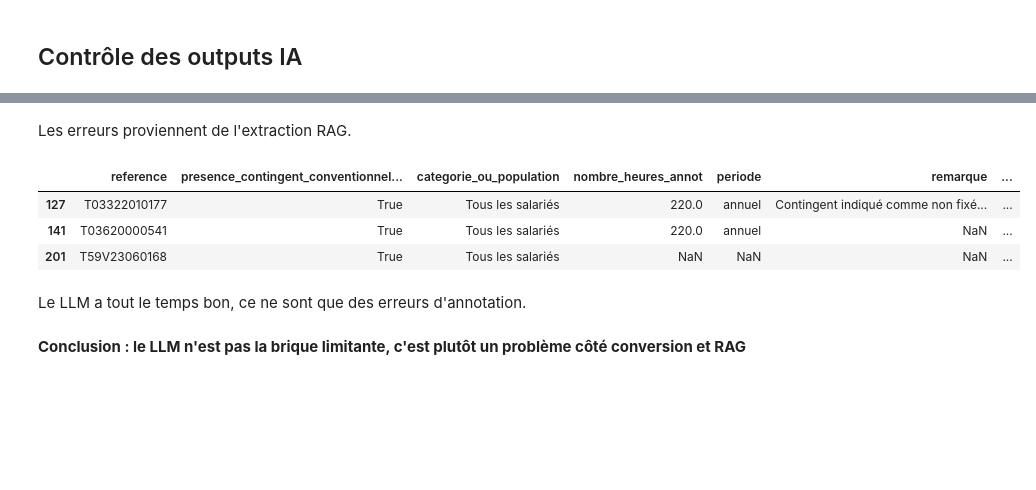
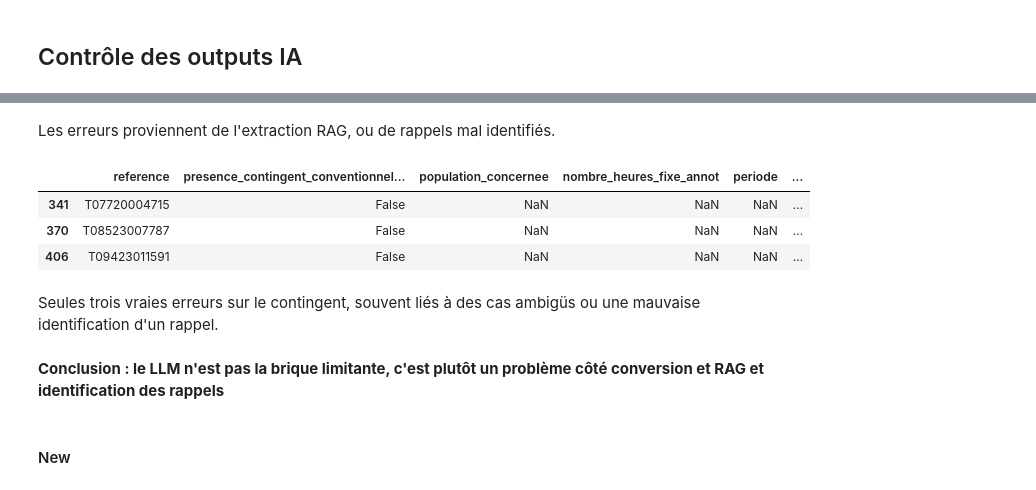
Before and after one commit to mateomorin/accords_heures_supp, a Jupyter notebook: notebooks/annotations.ipynb, the cells around one changed output, grey strips where cells are left out. Saved outputs shown, nothing was run; the diff lists cells and outputs as text; code cells hidden in the pictures; blank space fills up the shorter version.

```diff
--- a/notebooks/annotations.ipynb
+++ b/notebooks/annotations.ipynb
@@ -127,14 +125,12 @@ Sur 200 accords dans le thème des heures supplémentaires, 127 recensent un con
 # %%
 import pandas as pd
 
-annotations = pd.read_excel(
-    "sources/annotations/Annotations_heures_supp.xlsx",
-    sheet_name="Contingent",
+annotations = pd.read_csv(
+    "sources/annotations/Annotations_heures_supp.csv",
+    sep=";",
 )
 
-annotations.rename(columns={"presence_contingent_conventionnel ": "presence_contingent_conventionnel"}, inplace=True)
 annotations = annotations[~annotations["presence_contingent_conventionnel"].isna()]
-annotations.drop(columns=["Unnamed: 6"], inplace=True)
 # %%
 import s3fs
 
@@ -146,7 +144,7 @@ fs = s3fs.S3FileSystem(
 all_extractions = []
 
 for year in range(2018, 2026):
-    extraction_path = f"s3://mateomorin/legifrance/extraction_contingent/year={year}/extraction_{year}.parquet"
+    extraction_path = f"s3://mateomorin/legifrance/extraction/contingent_old/year={year}/extraction_{year}.parquet"
     extraction_year = pd.read_parquet(extraction_path, filesystem=fs)
     all_extractions.append(extraction_year)
 
@@ -178,7 +173,7 @@ memory usage: 115.8+ KB
 # %%
 comparaison.rename(
     columns={
-        "nombre_heures": "nombre_heures_annot",
+        "nombre_heures_fixe": "nombre_heures_fixe_annot",
         "presence_contingent_conventionnel_x": "presence_contingent_conventionnel_annot",
         "presence_contingent_conventionnel_y":  "presence_contingent_conventionnel_llm",
     },
@@ -187,19 +182,17 @@ comparaison.rename(
 # %%
 import json
 
-contingents = comparaison["contingents"].to_list()
-contingents = [json.loads(chaine) for chaine in contingents]
-comparaison["contingents"] = contingents
+if isinstance(comparaison.dtypes["contingents"], pd.StringDtype):
+    contingents = comparaison["contingents"].to_list()
+    contingents = [json.loads(chaine) for chaine in contingents]
+    comparaison["contingents"] = contingents
+
 comparaison = comparaison.explode("contingents")
-
-df_dict = comparaison["contingents"].apply(
-    lambda x: x if isinstance(x, dict) else {}
-).apply(pd.Series)
-
+df_dict = pd.json_normalize(comparaison["contingents"])
 comparaison = pd.concat([comparaison.drop(columns=["contingents"]), df_dict], axis=1)
 comparaison.rename(
     columns={
-        "nombre_heures": "nombre_heures_llm"
+        "nombre_heures": "nombre_heures_fixe_llm"
     },
     inplace=True
 )
@@ -243,13 +242,15 @@ comparaison[comparaison["presence_contingent_conventionnel_annot"] != comparaiso
 # %% [markdown]
-Les erreurs proviennent de l'extraction RAG.
+Les erreurs proviennent de l'extraction RAG, ou de rappels mal identifiés.
 # %%
-comparaison[pd.col("presence_contingent_conventionnel_llm") & (pd.col("nombre_heures_annot") != pd.col("nombre_heures_llm"))]
+comparaison[pd.col("presence_contingent_conventionnel_llm") & (pd.col("nombre_heures_fixe_annot") != pd.col("nombre_heures_fixe_llm"))]
 # %% [output]
-|  | reference | presence_contingent_conventionnel... | categorie_ou_population | nombre_heures_annot | periode | remarque | ... |
-| 127 | T03322010177 | True | Tous les salariés | 220.0 | annuel | Contingent indiqué comme non fixé... | ... |
-| 141 | T03620000541 | True | Tous les salariés | 220.0 | annuel | NaN | ... |
-| 201 | T59V23060168 | True | Tous les salariés | NaN | NaN | NaN | ... |
+|  | reference | presence_contingent_conventionnel... | population_concernee | nombre_heures_fixe_annot | periode | ... |
+| 341 | T07720004715 | False | NaN | NaN | NaN | ... |
+| 370 | T08523007787 | False | NaN | NaN | NaN | ... |
+| 406 | T09423011591 | False | NaN | NaN | NaN | ... |
 # %% [markdown]
-Le LLM a tout le temps bon, ce ne sont que des erreurs d'annotation.
+Seules trois vraies erreurs sur le contingent, souvent liés à des cas ambigüs ou une mauvaise identification d'un rappel.
 # %% [markdown]
-**Conclusion : le LLM n'est pas la brique limitante, c'est plutôt un problème côté conversion et RAG**
+**Conclusion : le LLM n'est pas la brique limitante, c'est plutôt un problème côté conversion et RAG et identification des rappels**
+# %% [markdown]
+#### New
```
Also changed, not shown: parts of 53 cells of this notebook, 3 other files.
